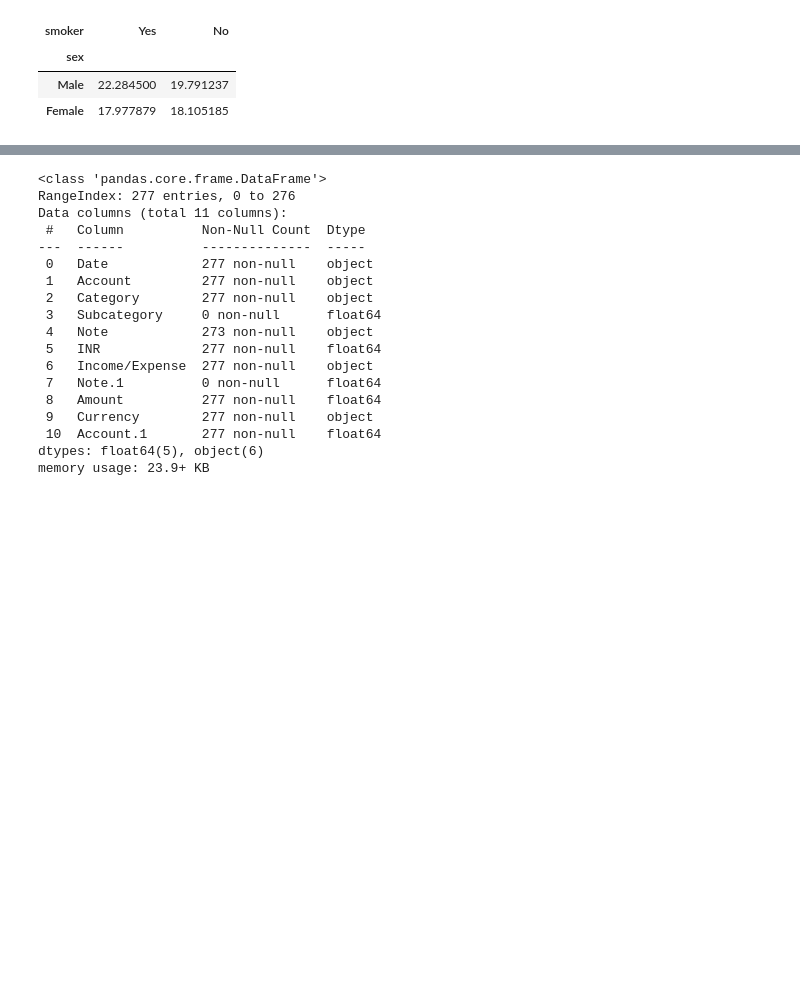
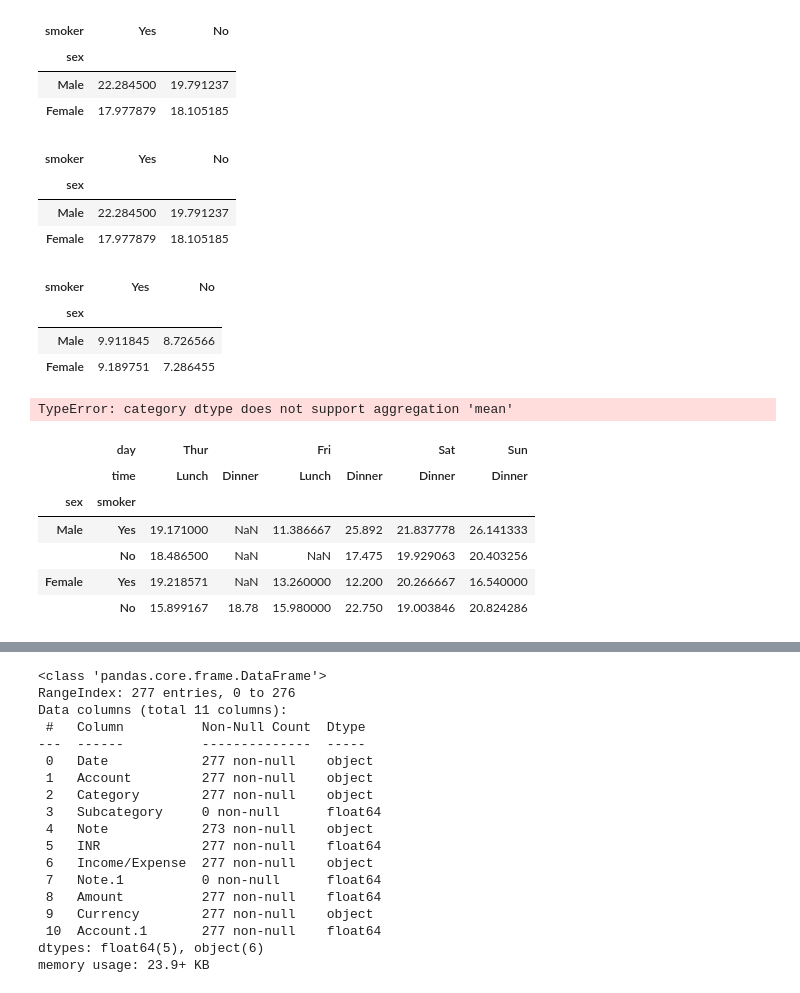
Before and after one commit to Rajatsingh900k/data-science-by-campusX, a Jupyter notebook: Pandas/week 3-Advance Pandas/session_21_multiindex_objects.ipynb, the cells around one changed output, grey strips where cells are left out. Saved outputs shown, nothing was run; the diff lists cells and outputs as text; code cells hidden in the pictures; blank space fills up the shorter version.

```diff
--- a/Pandas/week 3-Advance Pandas/session_21_multiindex_objects.ipynb
+++ b/Pandas/week 3-Advance Pandas/session_21_multiindex_objects.ipynb
@@ -532,3 +542,40 @@ df.pivot_table(index='sex',columns='smoker',values='total_bill')
 | sex |  |  |
 | Male | 22.284500 | 19.791237 |
 | Female | 17.977879 | 18.105185 |
+# %%
+df.pivot_table(index='sex',columns='smoker',values='total_bill',aggfunc='mean') # aggfunc='mean' bydefault
+# also in aggfunc we can pass our own logical function if needed
+# %% [output]
+| smoker | Yes | No |
+| sex |  |  |
+| Male | 22.284500 | 19.791237 |
+| Female | 17.977879 | 18.105185 |
+# %%
+# aggfunc
+# rather than using this code df.groupby(['sex','smoker'])[['total_bill']].mean().unstack()
+# we can have used pivot table to get the same output.
+df.pivot_table(index='sex',columns='smoker',values='total_bill',aggfunc='std')
+# %% [output]
+| smoker | Yes | No |
+| sex |  |  |
+| Male | 9.911845 | 8.726566 |
+| Female | 9.189751 | 7.286455 |
+# %%
+# if values attribute is not passed then by-default the analysis(pivot) is perofrmed on all the numerical col.
+df.pivot_table(index='sex',columns='smoker') # not valid in newer version of pandas as it will apply a
+# ggfunction on non numeric data col as well
+# %% [output]
+TypeError: category dtype does not support aggregation 'mean'
+# %%
+# multidimensional
+# index=> multidimensional Index
+# col=> multidimensional col
+df.pivot_table(index=['sex','smoker'],columns=['day','time'],values='total_bill',aggfunc='mean')
+# %% [output]
+|  | day | Thur |  | Fri |  | Sat | Sun |
+|  | time | Lunch | Dinner | Lunch | Dinner | Dinner | Dinner |
+| sex | smoker |  |  |  |  |  |  |
+| Male | Yes | 19.171000 | NaN | 11.386667 | 25.892 | 21.837778 | 26.141333 |
+|  | No | 18.486500 | NaN | NaN | 17.475 | 19.929063 | 20.403256 |
+| Female | Yes | 19.218571 | NaN | 13.260000 | 12.200 | 20.266667 | 16.540000 |
+|  | No | 15.899167 | 18.78 | 15.980000 | 22.750 | 19.003846 | 20.824286 |
```
Also changed, not shown: parts of 15 cells of this notebook.
